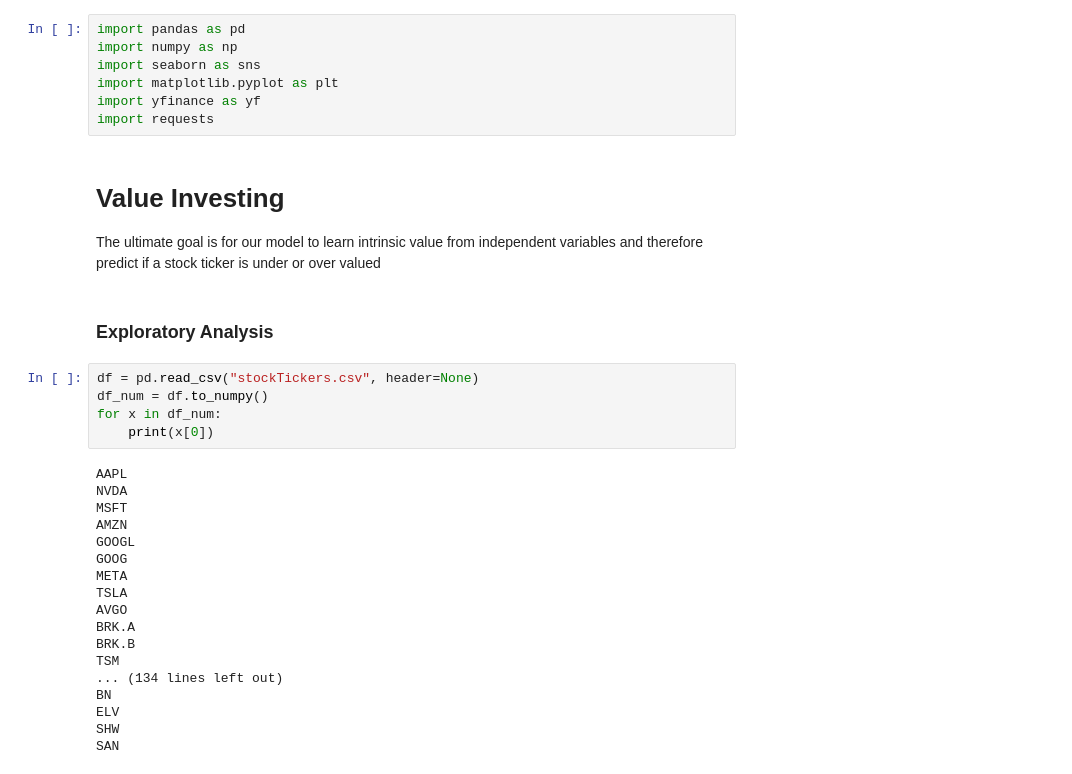
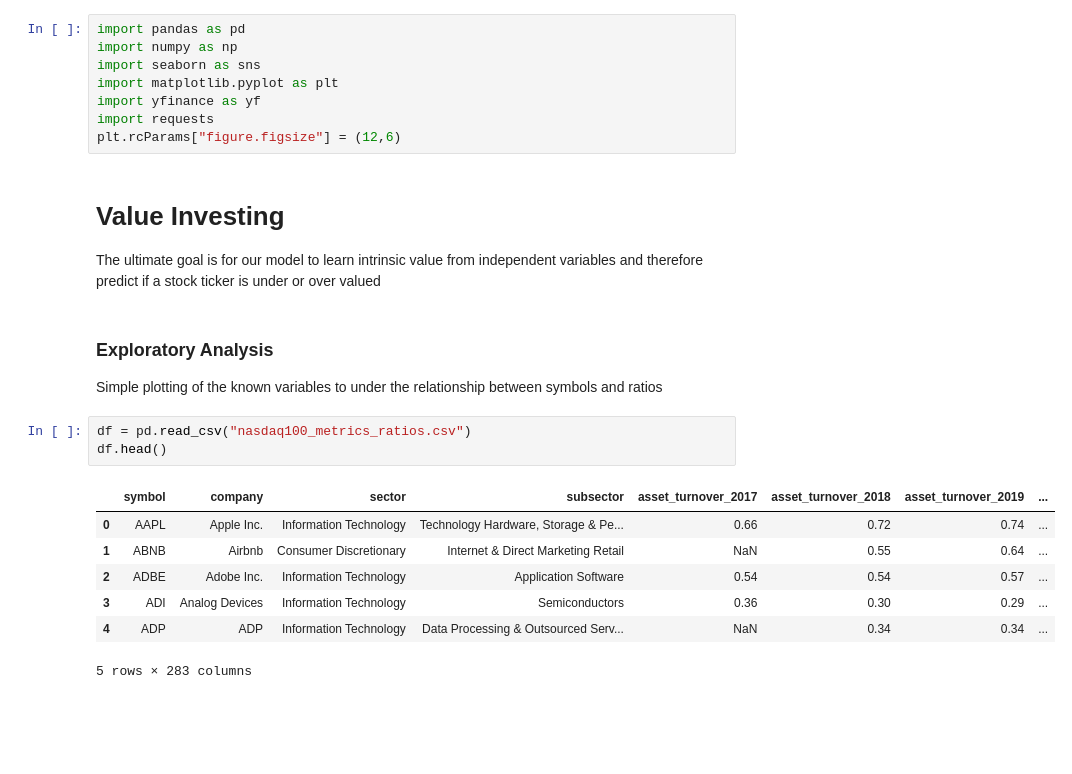
Before and after one commit to hodge-py/PyAdvisor, a Jupyter notebook: MLStockModels.ipynb, the cells around one changed output. Drawn from its saved outputs; the diff is of its cells as text; blank space fills up the shorter version.

```diff
--- a/MLStockModels.ipynb
+++ b/MLStockModels.ipynb
@@ -5,33 +5,23 @@ import seaborn as sns
 import matplotlib.pyplot as plt
 import yfinance as yf
 import requests
+plt.rcParams["figure.figsize"] = (12,6)
 # %% [markdown]
 # Value Investing
 
 The ultimate goal is for our model to learn intrinsic value from independent variables and therefore predict if a stock ticker is under or over valued
 # %% [markdown]
 ### Exploratory Analysis
+Simple plotting of the known variables to under the relationship between symbols and ratios
 # %%
-df = pd.read_csv("stockTickers.csv", header=None)
-df_num = df.to_numpy()
-for x in df_num:
-    print(x[0])
+df = pd.read_csv("nasdaq100_metrics_ratios.csv")
+df.head()
 # %% [output]
+|  | symbol | company | sector | subsector | asset_turnover_2017 | asset_turnover_2018 | asset_turnover_2019 | ... |
+| 0 | AAPL | Apple Inc. | Information Technology | Technology Hardware, Storage & Pe... | 0.66 | 0.72 | 0.74 | ... |
+| 1 | ABNB | Airbnb | Consumer Discretionary | Internet & Direct Marketing Retail | NaN | 0.55 | 0.64 | ... |
+| 2 | ADBE | Adobe Inc. | Information Technology | Application Software | 0.54 | 0.54 | 0.57 | ... |
+| 3 | ADI | Analog Devices | Information Technology | Semiconductors | 0.36 | 0.30 | 0.29 | ... |
+| 4 | ADP | ADP | Information Technology | Data Processing & Outsourced Serv... | NaN | 0.34 | 0.34 | ... |
-AAPL
-NVDA
-MSFT
-AMZN
-GOOGL
-GOOG
-META
-TSLA
-AVGO
-BRK.A
-BRK.B
-TSM
-... (134 lines left out)
-BN
-ELV
-SHW
-SAN
+5 rows × 283 columns
 # %%
```
Also changed, not shown: parts of 16 cells of this notebook, 1 other file.
